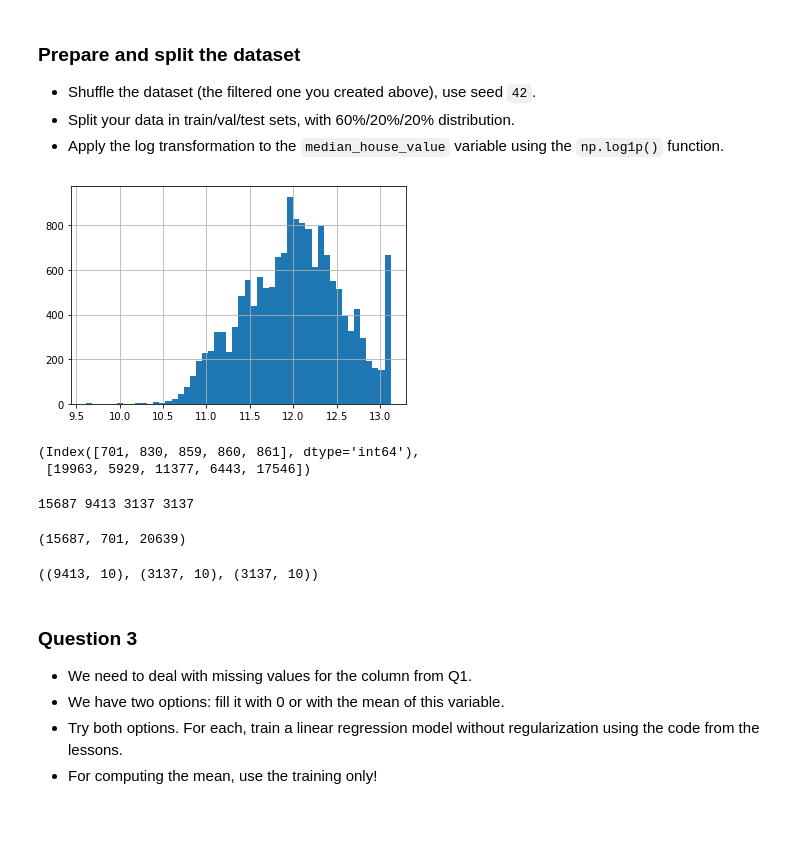
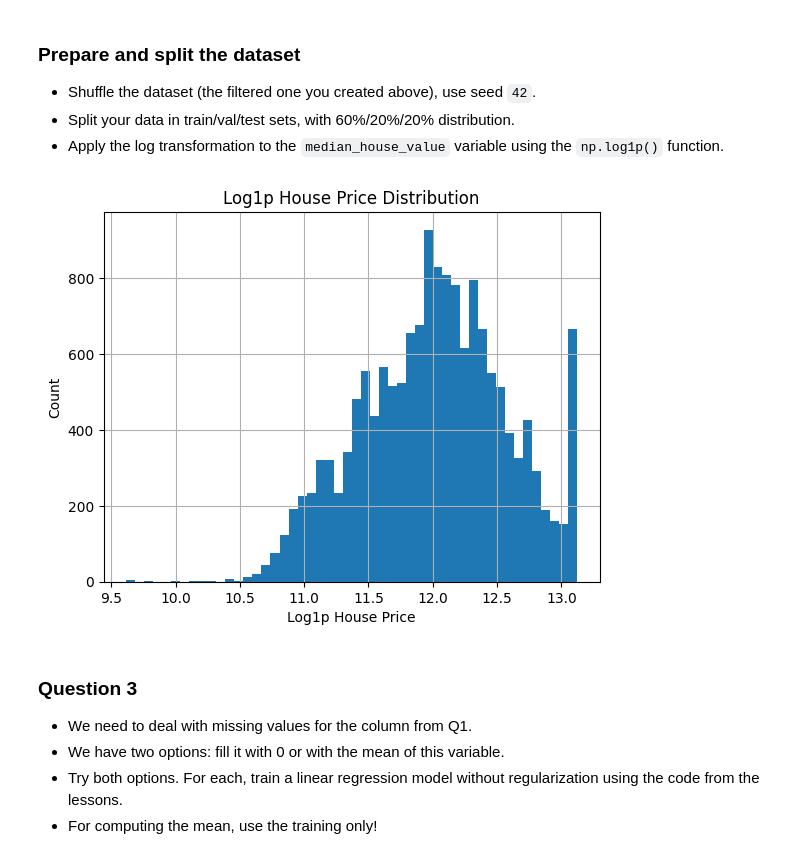
Before and after one commit to EugeniuZ/mlzoomcamp2023, a Jupyter notebook: week2/notebook.ipynb, the cells around one changed output. Saved outputs shown, nothing was run; the diff lists cells and outputs as text; code cells hidden in the pictures; blank space fills up the shorter version.

```diff
--- a/week2/notebook.ipynb
+++ b/week2/notebook.ipynb
@@ -65,3 +71,18 @@ ocean_proximity
 <1H OCEAN    9136
 INLAND       6551
 Name: count, dtype: int64
+# %%
+df = df[
+    [
+        'latitude',
+        'longitude',
+        'housing_median_age',
+        'total_rooms',
+        'total_bedrooms',
+        'population',
+        'households',
+        'median_income',
+        'median_house_value'
+    ]
+]
+df
@@ -110,39 +144,34 @@ Name: population, dtype: float64
 * Split your data in train/val/test sets, with 60%/20%/20% distribution.
 * Apply the log transformation to the `median_house_value` variable using the `np.log1p()` function.
 # %%
-df.median_house_value = np.log1p(df.median_house_value)
-df.median_house_value.hist(bins=50);
+np.log1p(df.median_house_value).hist(bins=50);
+plt.title('Log1p House Price Distribution');
+plt.xlabel('Log1p House Price');
+plt.ylabel('Count');
 # %% [output]
-[figure, old version]
+[figure, new version]
 # %%
-np.random.seed(42)
-idx = list(df.index)
-np.random.shuffle(idx)
-assert idx != list(df.index)
-df.index[:5], idx[:5]
+def train_val_test_split(df, ratio_val=0.2, ratio_test=0.2, seed=42):
+    df = df.copy()
+    df.median_house_value = np.log1p(df.median_house_value)
+
+    idx = list(df.index)
+    np.random.seed(seed)
+    np.random.shuffle(idx)
+
+    n = df.shape[0]
+    n_test = round(n * ratio_test)
+    n_val = round(n * ratio_val)
+    n_train = n - n_test - n_val
+
+    df_train = df.loc[idx[ : n_train], :]
+    df_val = df.loc[idx[n_train : n_train + n_val], :]
+    df_test = df.loc[idx[n_train + n_val: ], :]
+
+    y_train = df_train.pop('median_house_value')
+    y_val = df_val.pop('median_house_value')
+    y_test = df_test.pop('median_house_value')
+    return df_train, y_train, df_val, y_val, df_test, y_test
-# %% [output]
-(Index([701, 830, 859, 860, 861], dtype='int64'),
- [19963, 5929, 11377, 6443, 17546])
-# %%
-n = df.shape[0]
-n_test = round(n * 0.2)
-n_val = round(n * 0.2)
-n_train = n - n_test - n_val
-assert n == n_train + n_val + n_test
-print(n, n_train, n_val, n_test)
-# %% [output]
-15687 9413 3137 3137
-# %%
-len(df), df.index.min(), df.index.max()
-# %% [output]
-(15687, 701, 20639)
-# %%
-df_train = df.loc[idx[ : n_train], :]
-df_val = df.loc[idx[n_train : n_train + n_val], :]
-df_test = df.loc[idx[n_train + n_val: ], :]
-df_train.shape, df_val.shape, df_test.shape
-# %% [output]
-((9413, 10), (3137, 10), (3137, 10))
 # %% [markdown]
 ### Question 3
 
```
Also changed, not shown: parts of 27 cells of this notebook.
